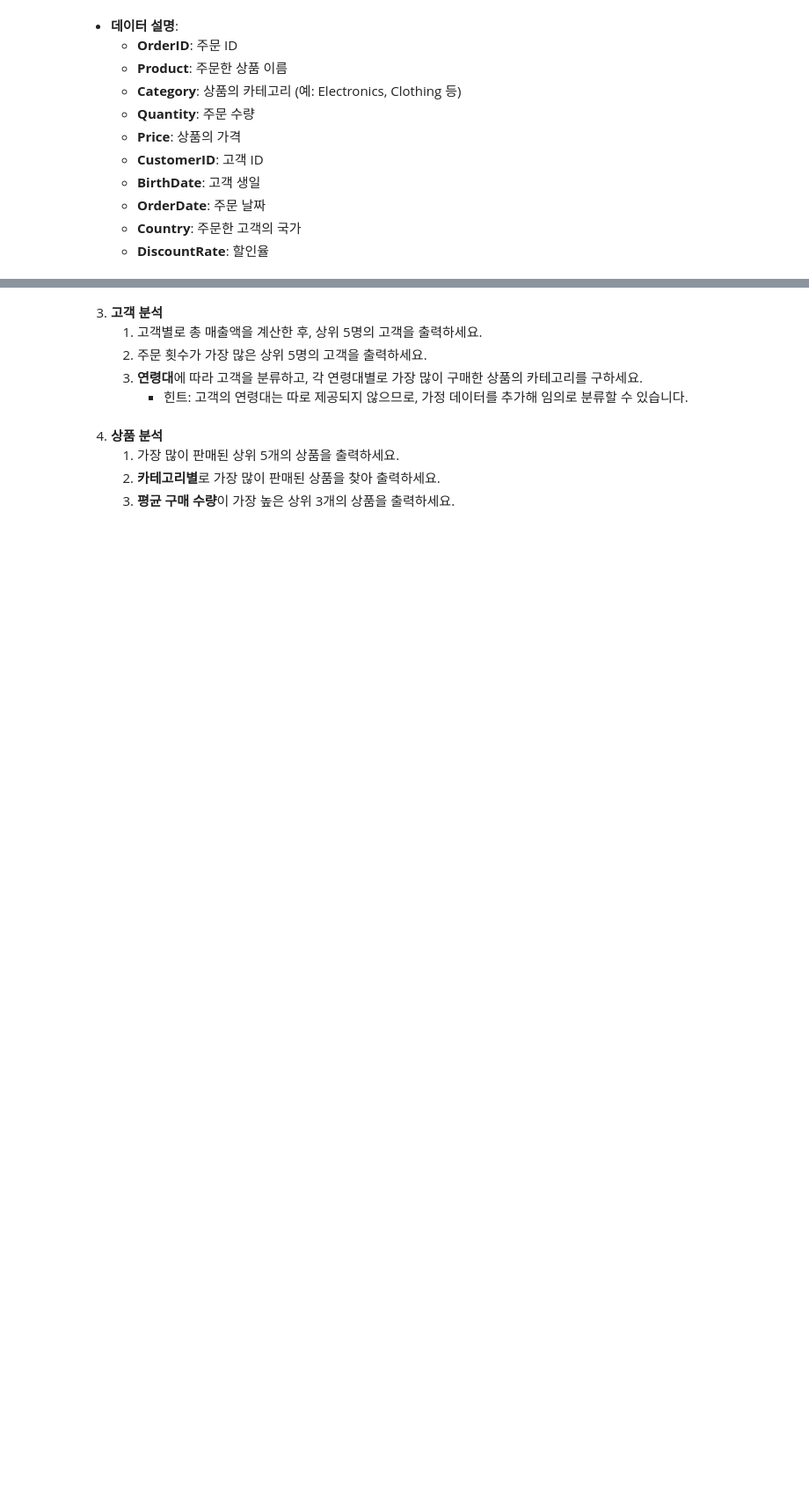
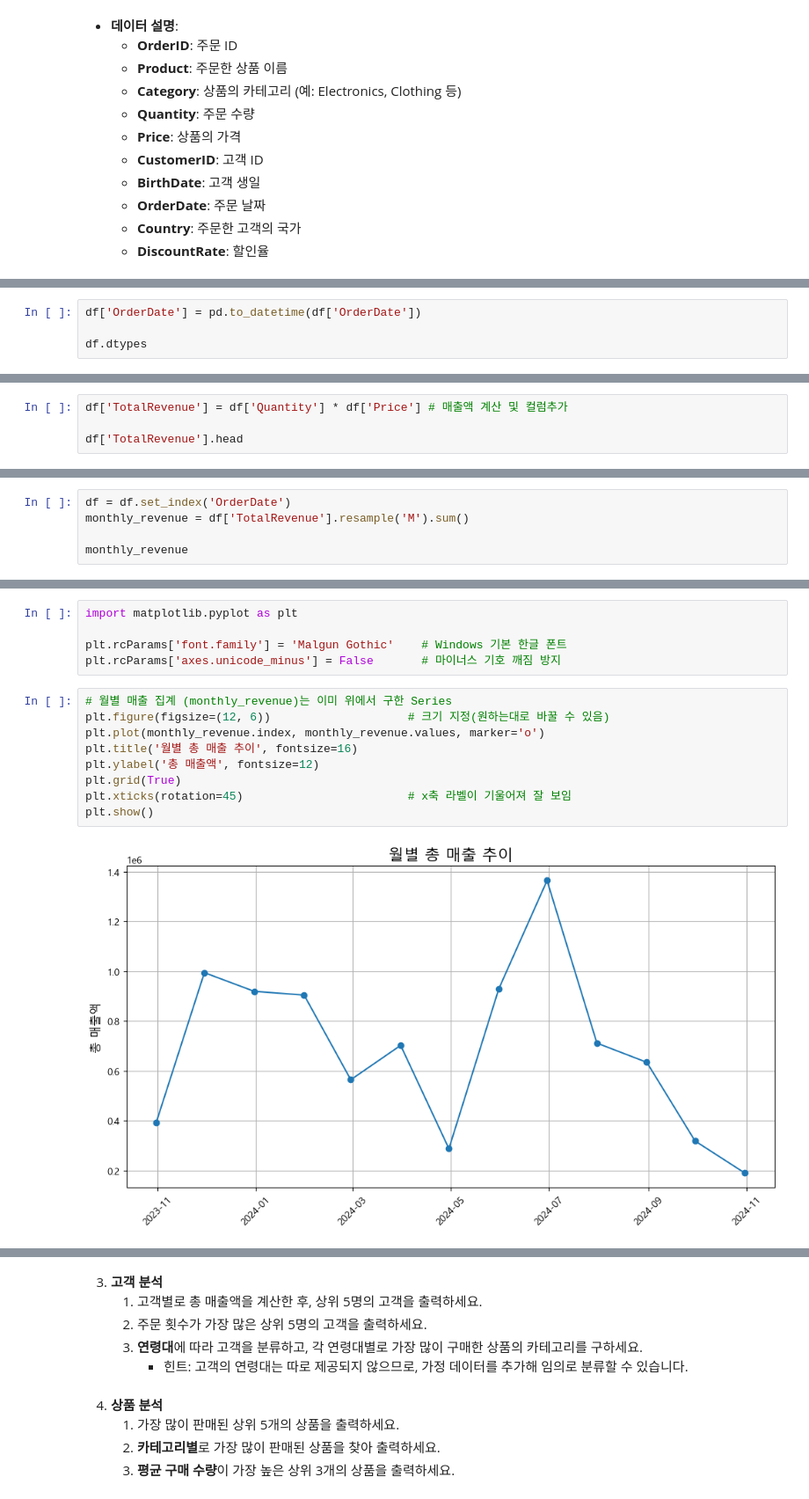
Before and after one commit to Ohgiraffers-bear/WIA-Lecture-Source, a Jupyter notebook: 03_Matplotlib/eda_practice/3_final_practice.ipynb, the cells around one changed output, grey strips where cells are left out. Shown at 88% size. Saved outputs shown, nothing was run; the diff lists cells and outputs as text; blank space fills up the shorter version.

```diff
--- a/03_Matplotlib/eda_practice/3_final_practice.ipynb
+++ b/03_Matplotlib/eda_practice/3_final_practice.ipynb
@@ -42,0 +92,4 @@
+# %%
+df['OrderDate'] = pd.to_datetime(df['OrderDate'])
+
+df.dtypes
@@ -50,0 +111,4 @@
+# %%
+df['TotalRevenue'] = df['Quantity'] * df['Price'] # 매출액 계산 및 컬럼추가
+
+df['TotalRevenue'].head
@@ -50,0 +132,5 @@
+# %%
+df = df.set_index('OrderDate')
+monthly_revenue = df['TotalRevenue'].resample('M').sum()
+
+monthly_revenue
@@ -50,0 +153,16 @@
+# %%
+import matplotlib.pyplot as plt
+
+plt.rcParams['font.family'] = 'Malgun Gothic'    # Windows 기본 한글 폰트
+plt.rcParams['axes.unicode_minus'] = False       # 마이너스 기호 깨짐 방지
+# %%
+# 월별 매출 집계 (monthly_revenue)는 이미 위에서 구한 Series
+plt.figure(figsize=(12, 6))                    # 크기 지정(원하는대로 바꿀 수 있음)
+plt.plot(monthly_revenue.index, monthly_revenue.values, marker='o')
+plt.title('월별 총 매출 추이', fontsize=16)
+plt.ylabel('총 매출액', fontsize=12)
+plt.grid(True)
+plt.xticks(rotation=45)                        # x축 라벨이 기울어져 잘 보임
+plt.show()
+# %% [output]
+[figure, added]
```
Also changed, not shown: parts of 16 cells of this notebook, 13 other files.
